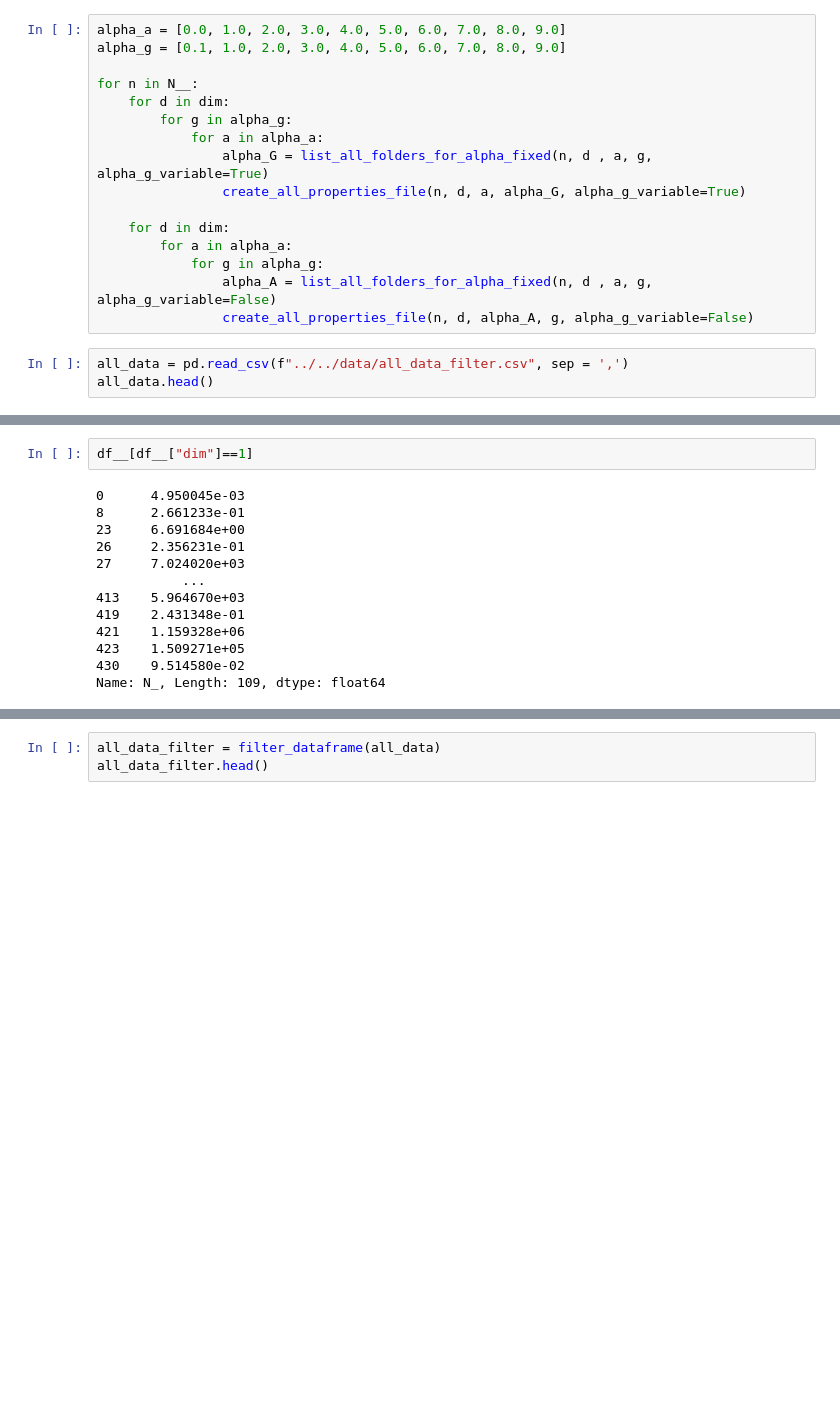
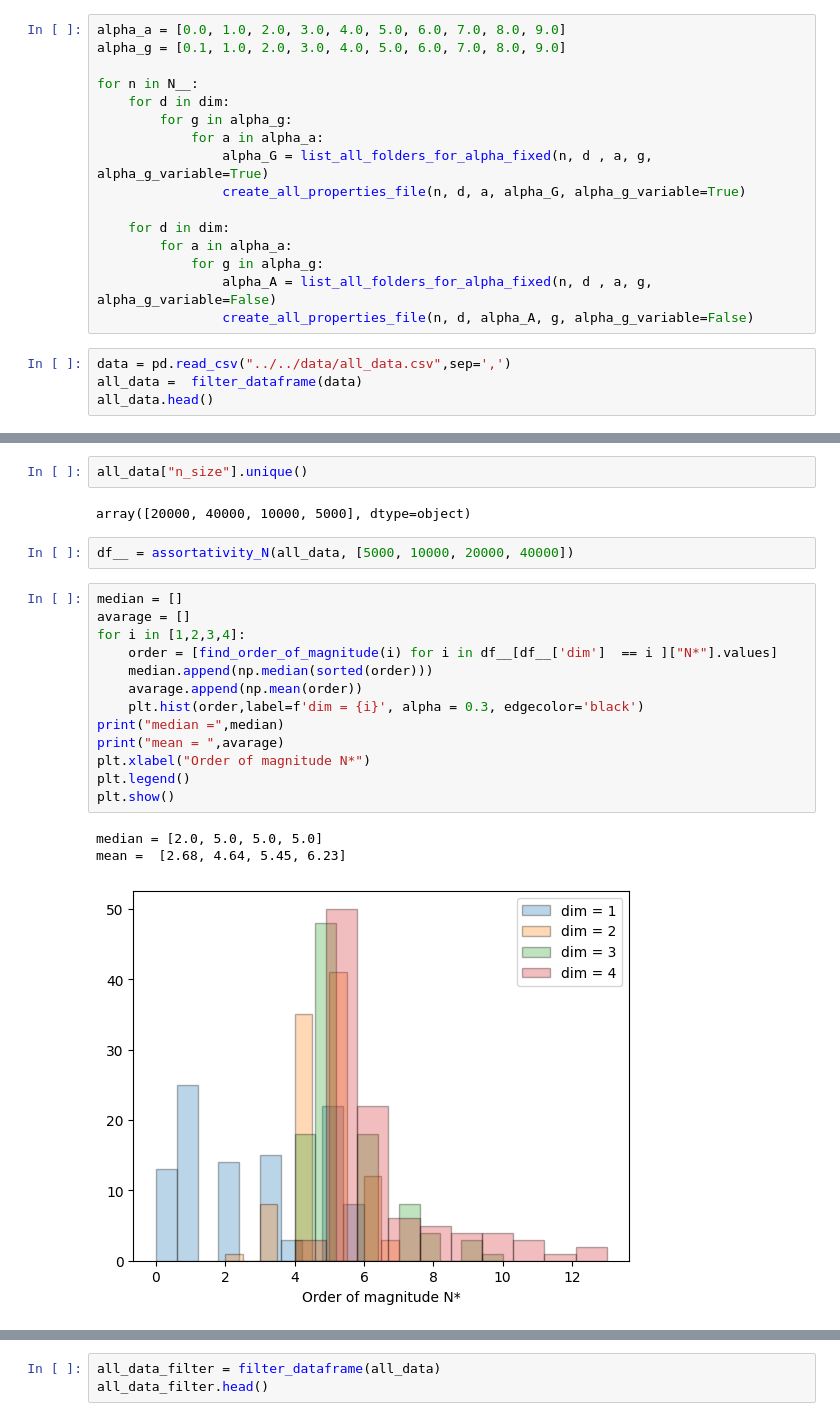
Before and after one commit to JuniorAlencar/TsallisNetwork, a Jupyter notebook: scripts/jupyter/surface_properties.ipynb, the cells around one changed output, grey strips where cells are left out. Saved outputs shown, nothing was run; the diff lists cells and outputs as text; blank space fills up the shorter version.

```diff
--- a/scripts/jupyter/surface_properties.ipynb
+++ b/scripts/jupyter/surface_properties.ipynb
@@ -28,7 +30,8 @@ for n in N__:
                 alpha_A = list_all_folders_for_alpha_fixed(n, d , a, g, alpha_g_variable=False)
                 create_all_properties_file(n, d, alpha_A, g, alpha_g_variable=False)
 # %%
-all_data = pd.read_csv(f"../../data/all_data_filter.csv", sep = ',')
+data = pd.read_csv("../../data/all_data.csv",sep=',')
+all_data =  filter_dataframe(data)
 all_data.head()
 # %% [output]
 |  | alpha_a | alpha_g | n_size | dim | short_mean | diameter_mean | ass_coeff_mean | short_err | ... |
@@ -85,15 +43,23 @@ df__ = assortativity_N(all_data, [5000, 10000, 20000, 40000])
-# %%
-df__[df__["dim"]==1]
-# %% [output]
-0      4.950045e-03
-8      2.661233e-01
-23     6.691684e+00
-26     2.356231e-01
-27     7.024020e+03
-           ...
-413    5.964670e+03
-419    2.431348e-01
-421    1.159328e+06
-423    1.509271e+05
-430    9.514580e-02
-Name: N_, Length: 109, dtype: float64
+# %%
+all_data["n_size"].unique()
+# %% [output]
+array([20000, 40000, 10000, 5000], dtype=object)
+# %%
+df__ = assortativity_N(all_data, [5000, 10000, 20000, 40000])
+# %%
+median = []
+avarage = []
+for i in [1,2,3,4]:
+    order = [find_order_of_magnitude(i) for i in df__[df__['dim']  == i ]["N*"].values]
+    median.append(np.median(sorted(order)))
+    avarage.append(np.mean(order))
+    plt.hist(order,label=f'dim = {i}', alpha = 0.3, edgecolor='black')
+print("median =",median)
+print("mean = ",avarage)
+plt.xlabel("Order of magnitude N*")
+plt.legend()
+plt.show()
+# %% [output]
+median = [2.0, 5.0, 5.0, 5.0]
+mean =  [2.68, 4.64, 5.45, 6.23]
+[figure, added]
```
Also changed, not shown: parts of 5 cells of this notebook, 1 other file.
